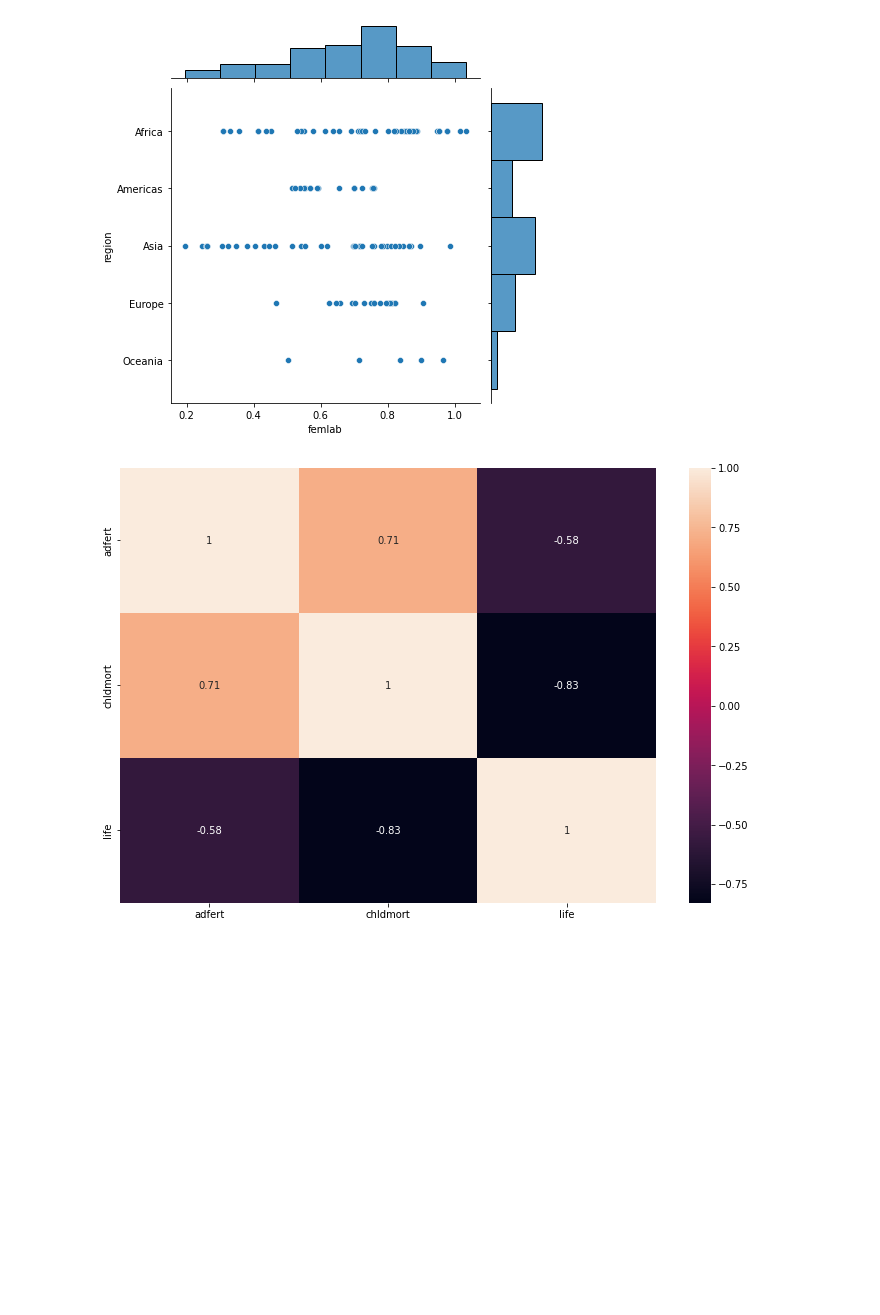
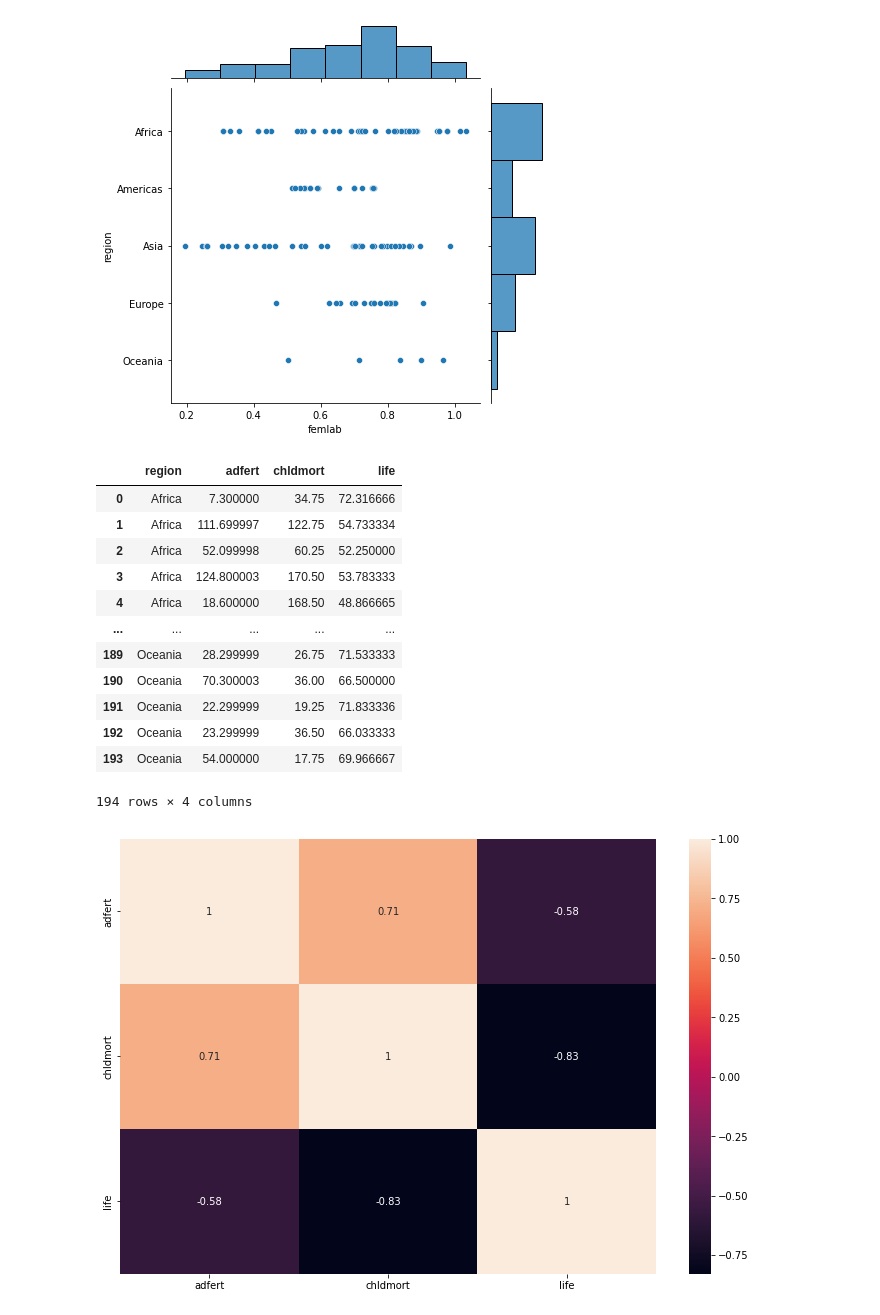
Before and after one commit to Denniels/Fundamentos-data-sciens, a Jupyter notebook: Nations.ipynb, the cells around one changed output. Saved outputs shown, nothing was run; the diff lists cells and outputs as text; code cells hidden in the pictures; blank space fills up the shorter version.

```diff
--- a/Nations.ipynb
+++ b/Nations.ipynb
@@ -203,4 +198,21 @@ sns.jointplot(filter['femlab'],filter['region'])
 [figure]
 [figure]
 [figure]
+# %%
+df_def = region.loc[:, ['region', 'adfert', 'chldmort', "life"]]
+df_def
+# %% [output]
+|  | region | adfert | chldmort | life |
+| 0 | Africa | 7.300000 | 34.75 | 72.316666 |
+| 1 | Africa | 111.699997 | 122.75 | 54.733334 |
+| 2 | Africa | 52.099998 | 60.25 | 52.250000 |
+| 3 | Africa | 124.800003 | 170.50 | 53.783333 |
+| 4 | Africa | 18.600000 | 168.50 | 48.866665 |
+| ... | ... | ... | ... | ... |
+| 189 | Oceania | 28.299999 | 26.75 | 71.533333 |
+| 190 | Oceania | 70.300003 | 36.00 | 66.500000 |
+| 191 | Oceania | 22.299999 | 19.25 | 71.833336 |
+| 192 | Oceania | 23.299999 | 36.50 | 66.033333 |
+| 193 | Oceania | 54.000000 | 17.75 | 69.966667 |
+194 rows × 4 columns
 # %%
```
Also changed, not shown: parts of 2 cells of this notebook.
